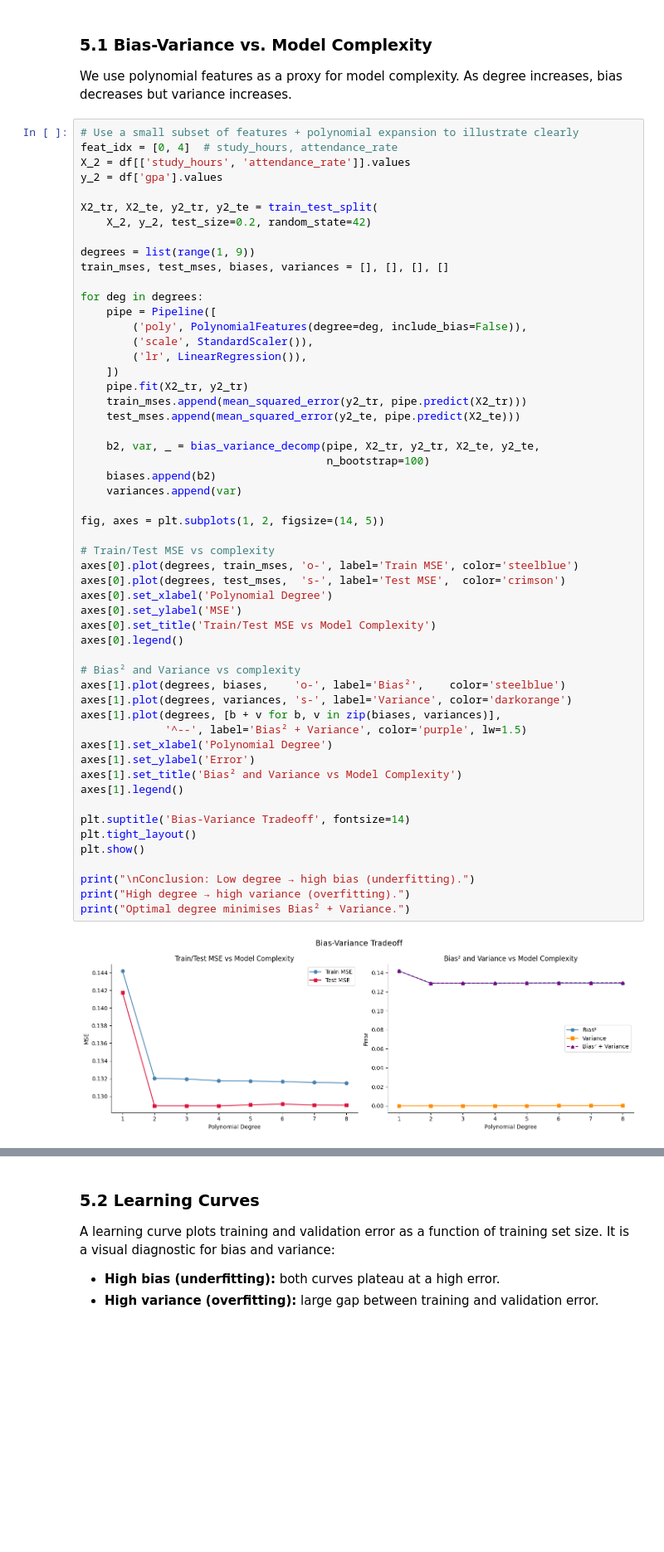
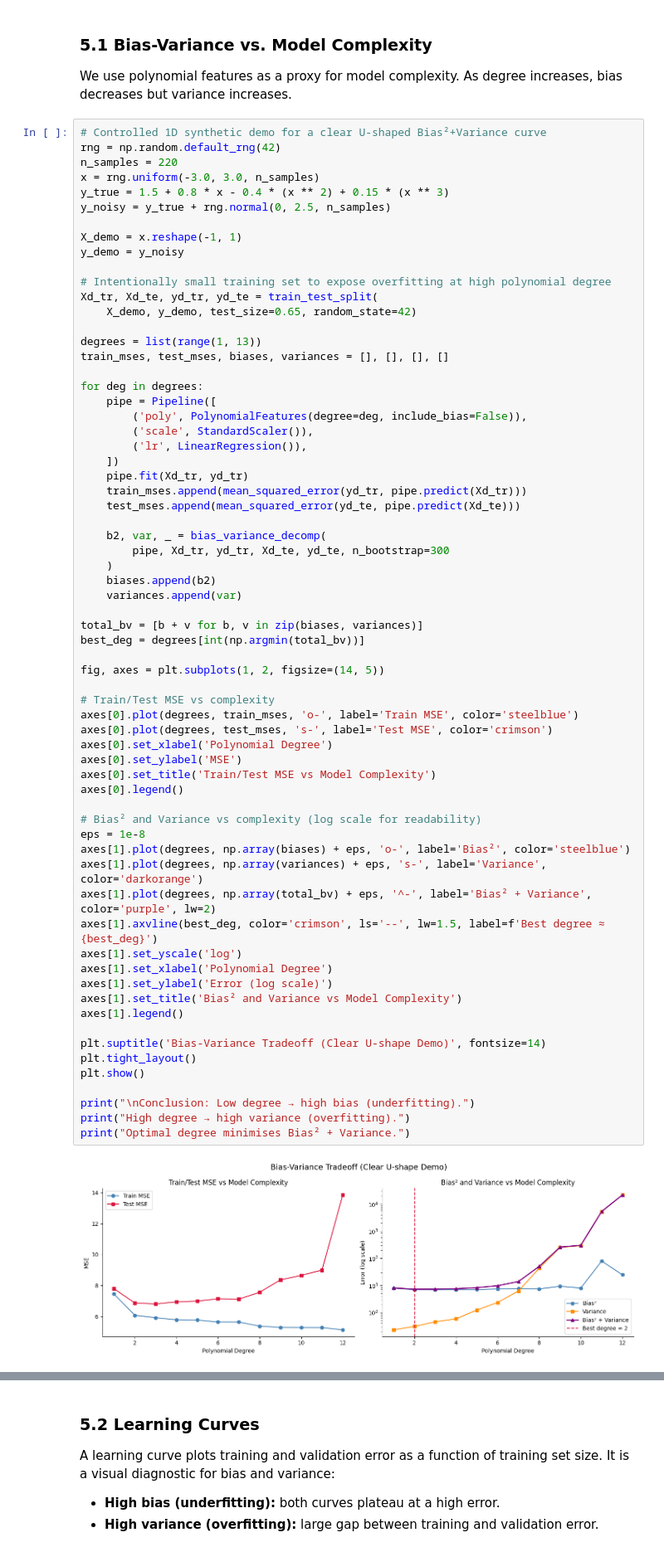
Before and after one commit to Chamaa-P/bias-variance-tradeoff, a Jupyter notebook: bias_variance_tradeoff.ipynb, the cells around one changed output, grey strips where cells are left out. Shown at 83% size. Cells and saved outputs as stored; diff of their text form; blank space fills up the shorter version.

```diff
--- a/bias_variance_tradeoff.ipynb
+++ b/bias_variance_tradeoff.ipynb
@@ -316,61 +429,73 @@ Plain Linear Regression (bias-variance decomposition):
 We use polynomial features as a proxy for model complexity.
 As degree increases, bias decreases but variance increases.
 # %%
-# Use a small subset of features + polynomial expansion to illustrate clearly
-feat_idx = [0, 4]  # study_hours, attendance_rate
-X_2 = df[['study_hours', 'attendance_rate']].values
-y_2 = df['gpa'].values
+# Controlled 1D synthetic demo for a clear U-shaped Bias²+Variance curve
+rng = np.random.default_rng(42)
+n_samples = 220
+x = rng.uniform(-3.0, 3.0, n_samples)
+y_true = 1.5 + 0.8 * x - 0.4 * (x ** 2) + 0.15 * (x ** 3)
+y_noisy = y_true + rng.normal(0, 2.5, n_samples)
 
-X2_tr, X2_te, y2_tr, y2_te = train_test_split(
-    X_2, y_2, test_size=0.2, random_state=42)
+X_demo = x.reshape(-1, 1)
+y_demo = y_noisy
 
-degrees = list(range(1, 9))
+# Intentionally small training set to expose overfitting at high polynomial degree
+Xd_tr, Xd_te, yd_tr, yd_te = train_test_split(
+    X_demo, y_demo, test_size=0.65, random_state=42)
+
+degrees = list(range(1, 13))
 train_mses, test_mses, biases, variances = [], [], [], []
 
 for deg in degrees:
     pipe = Pipeline([
         ('poly', PolynomialFeatures(degree=deg, include_bias=False)),
         ('scale', StandardScaler()),
         ('lr', LinearRegression()),
     ])
-    pipe.fit(X2_tr, y2_tr)
-    train_mses.append(mean_squared_error(y2_tr, pipe.predict(X2_tr)))
-    test_mses.append(mean_squared_error(y2_te, pipe.predict(X2_te)))
+    pipe.fit(Xd_tr, yd_tr)
+    train_mses.append(mean_squared_error(yd_tr, pipe.predict(Xd_tr)))
+    test_mses.append(mean_squared_error(yd_te, pipe.predict(Xd_te)))
 
-    b2, var, _ = bias_variance_decomp(pipe, X2_tr, y2_tr, X2_te, y2_te,
-                                      n_bootstrap=100)
+    b2, var, _ = bias_variance_decomp(
+        pipe, Xd_tr, yd_tr, Xd_te, yd_te, n_bootstrap=300
+    )
     biases.append(b2)
     variances.append(var)
+
+total_bv = [b + v for b, v in zip(biases, variances)]
+best_deg = degrees[int(np.argmin(total_bv))]
 
 fig, axes = plt.subplots(1, 2, figsize=(14, 5))
 
 # Train/Test MSE vs complexity
 axes[0].plot(degrees, train_mses, 'o-', label='Train MSE', color='steelblue')
-axes[0].plot(degrees, test_mses,  's-', label='Test MSE',  color='crimson')
+axes[0].plot(degrees, test_mses, 's-', label='Test MSE', color='crimson')
 axes[0].set_xlabel('Polynomial Degree')
 axes[0].set_ylabel('MSE')
 axes[0].set_title('Train/Test MSE vs Model Complexity')
 axes[0].legend()
 
-# Bias² and Variance vs complexity
-axes[1].plot(degrees, biases,    'o-', label='Bias²',    color='steelblue')
-axes[1].plot(degrees, variances, 's-', label='Variance', color='darkorange')
-axes[1].plot(degrees, [b + v for b, v in zip(biases, variances)],
-             '^--', label='Bias² + Variance', color='purple', lw=1.5)
+# Bias² and Variance vs complexity (log scale for readability)
+eps = 1e-8
+axes[1].plot(degrees, np.array(biases) + eps, 'o-', label='Bias²', color='steelblue')
+axes[1].plot(degrees, np.array(variances) + eps, 's-', label='Variance', color='darkorange')
+axes[1].plot(degrees, np.array(total_bv) + eps, '^-', label='Bias² + Variance', color='purple', lw=2)
+axes[1].axvline(best_deg, color='crimson', ls='--', lw=1.5, label=f'Best degree ≈ {best_deg}')
+axes[1].set_yscale('log')
 axes[1].set_xlabel('Polynomial Degree')
-axes[1].set_ylabel('Error')
+axes[1].set_ylabel('Error (log scale)')
 axes[1].set_title('Bias² and Variance vs Model Complexity')
 axes[1].legend()
 
-plt.suptitle('Bias-Variance Tradeoff', fontsize=14)
+plt.suptitle('Bias-Variance Tradeoff (Clear U-shape Demo)', fontsize=14)
 plt.tight_layout()
 plt.show()
 
 print("\nConclusion: Low degree → high bias (underfitting).")
 print("High degree → high variance (overfitting).")
 print("Optimal degree minimises Bias² + Variance.")
 # %% [output]
-[figure, old version]
+[figure, new version]
 Conclusion: Low degree → high bias (underfitting).
 High degree → high variance (overfitting).
 Optimal degree minimises Bias² + Variance.
```
Also changed, not shown: parts of 31 cells of this notebook.
